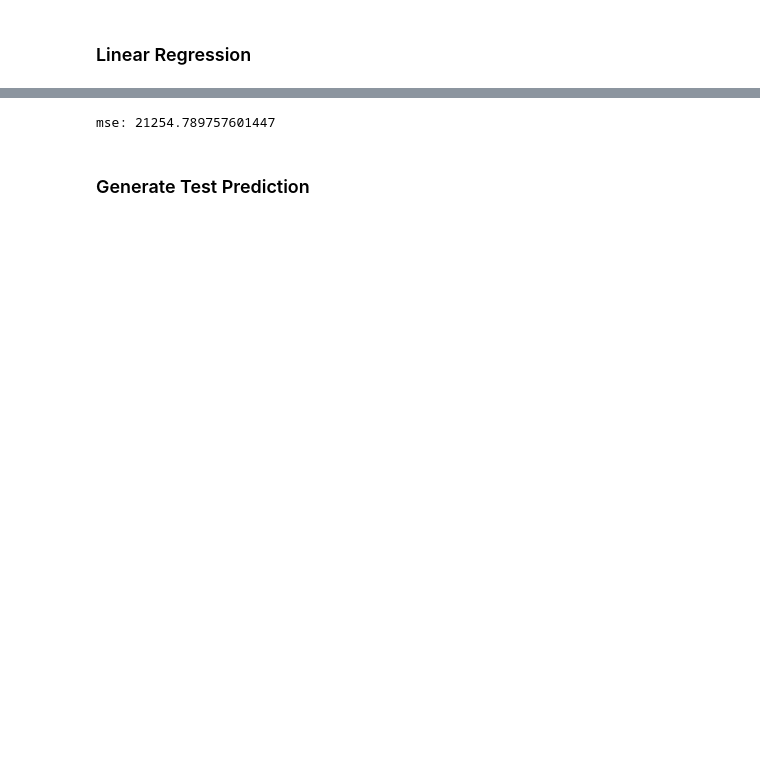
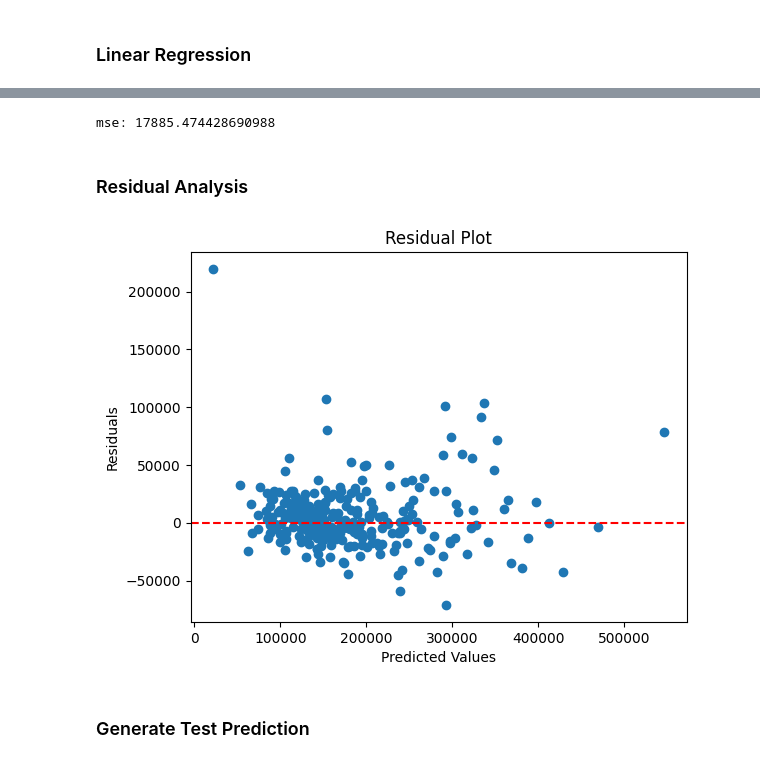
Before and after one commit to OwenLin2001/KaggleML2024Summer, a Jupyter notebook: Housing_Prices/Code/1_Regression.ipynb, the cells around one changed output, grey strips where cells are left out. Drawn from its saved outputs; the diff is of its cells as text; code cells hidden in the pictures; blank space fills up the shorter version.

```diff
--- a/Housing_Prices/Code/1_Regression.ipynb
+++ b/Housing_Prices/Code/1_Regression.ipynb
@@ -39,3 +48,15 @@ train_X_final.columns = train_X.columns
 val_X_final.columns = val_X.columns
 # %% [markdown]
 ### Linear Regression
+# %%
+# y transformations
+def glm_y_transform(y):
+    # y_trans = np.sqrt(train_y) # mse: 18721
+    y_trans = np.log(y) # mse: 17754
+    return y_trans
+def glm_y_reverse(y_transformed):
+    # y_orig = y_transformed**2
+    y_orig = np.exp(y_transformed)
+    return y_orig
+
+train_y_final = glm_y_transform(train_y)
@@ -44,16 +80,30 @@ val_X_final.columns = val_X.columns
 model = LinearRegression()
 
 # Fit the model on the training data
-model.fit(train_X_final, train_y)
+model.fit(train_X_final, train_y_final)
 
 # Make predictions on the testing data
 y_pred = model.predict(val_X_final)
 
 # Evaluate the model
-mse = mean_absolute_error(val_y, y_pred)
+y_pred_final = glm_y_reverse(y_pred)
+mse = mean_absolute_error(val_y, y_pred_final)
 print(f"mse: {mse}")
 # %% [output]
-mse: 21254.789757601447
+mse: 17885.474428690988
+# %% [markdown]
+### Residual Analysis
+# %%
+residuals = val_y - y_pred_final
+
+plt.scatter(y_pred_final, residuals)
+plt.axhline(y=0, color='r', linestyle='--')
+plt.xlabel('Predicted Values')
+plt.ylabel('Residuals')
+plt.title('Residual Plot')
+plt.show()
+# %% [output]
+[figure, added]
 # %% [markdown]
 ### Generate Test Prediction
 # %%
```
Also changed, not shown: parts of 6 cells of this notebook, 4 other files.
